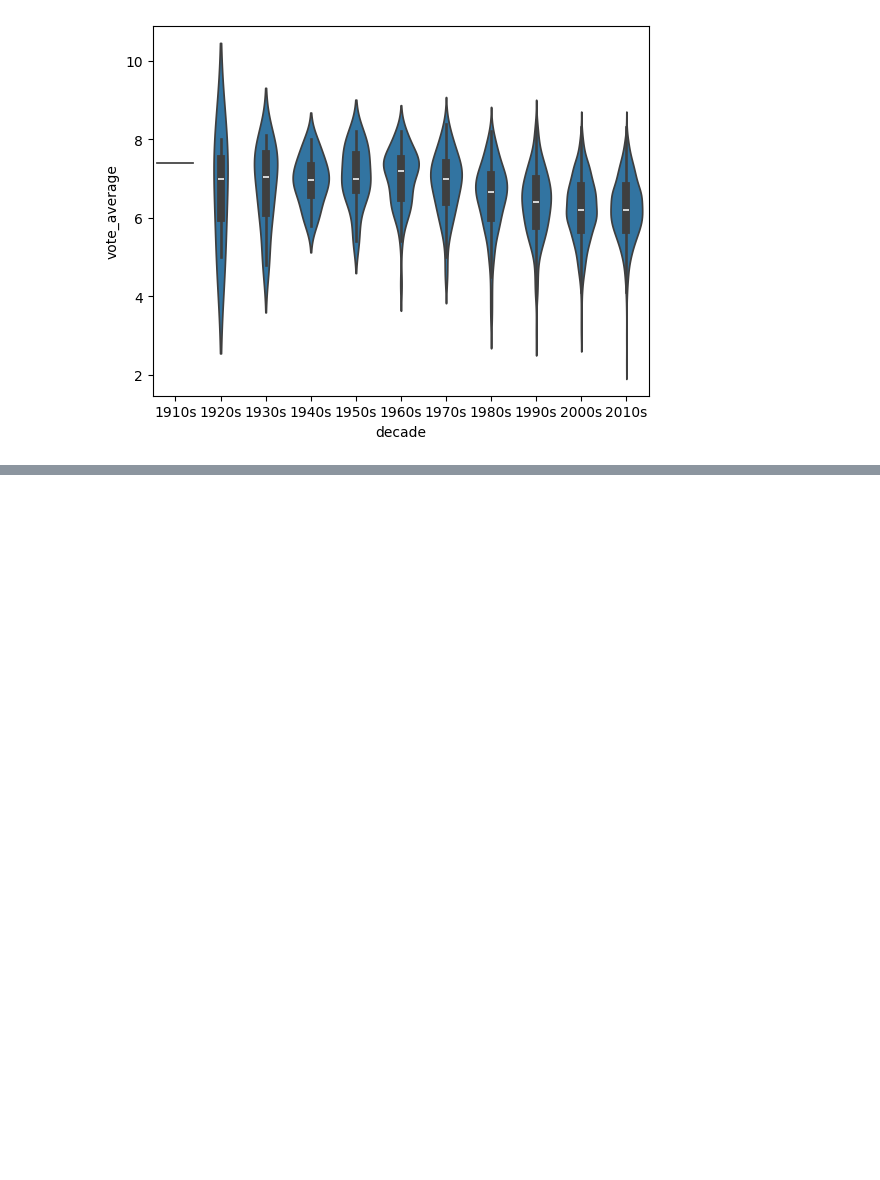
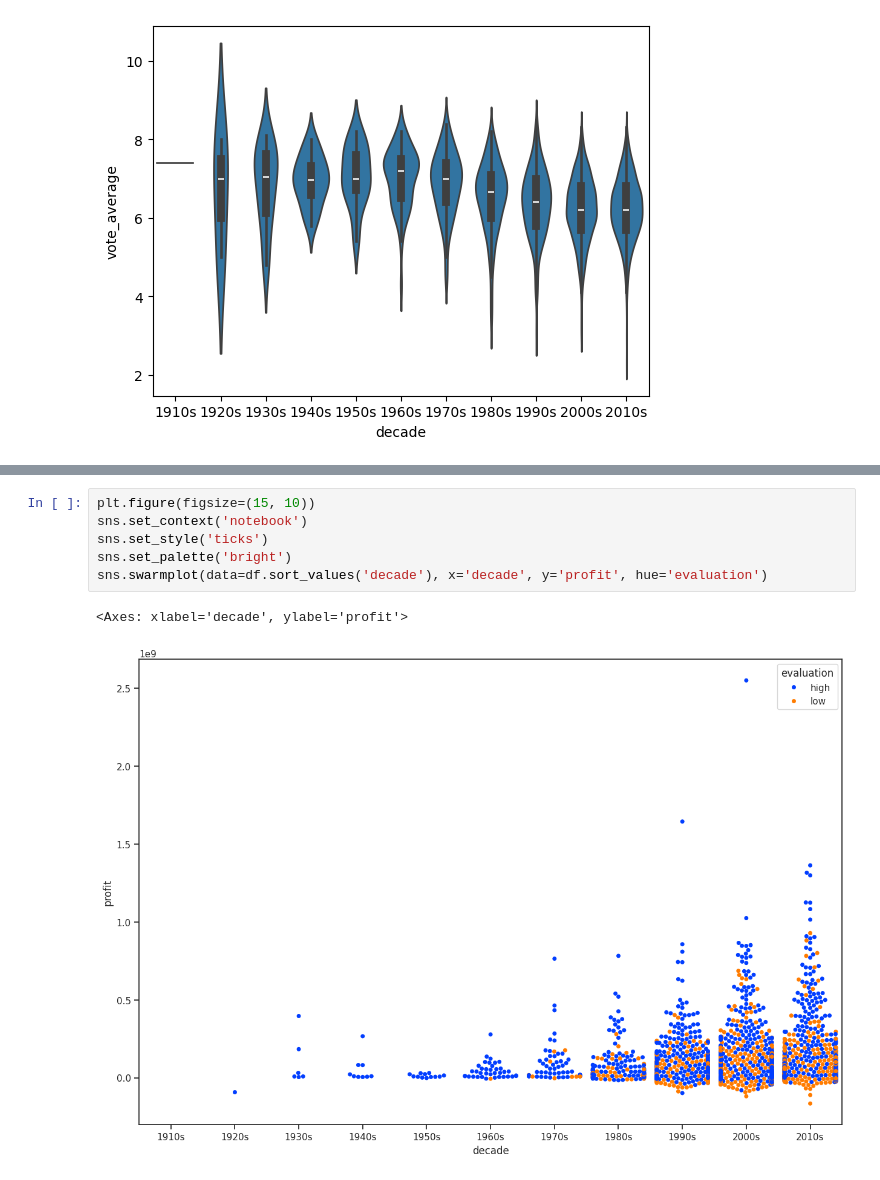
Before and after one commit to AkinoriKt/DS, a Jupyter notebook: work/notebooks/lecture/seaborn/exercise.ipynb, the cells around one changed output, grey strips where cells are left out. Saved outputs shown, nothing was run; the diff lists cells and outputs as text; blank space fills up the shorter version.

```diff
--- a/work/notebooks/lecture/seaborn/exercise.ipynb
+++ b/work/notebooks/lecture/seaborn/exercise.ipynb
@@ -230,0 +242,9 @@ sns.swarmplot(data=df.sort_values('decade'), x='decade', y='vote_average')
+# %%
+plt.figure(figsize=(15, 10))
+sns.set_context('notebook')
+sns.set_style('ticks')
+sns.set_palette('bright')
+sns.swarmplot(data=df.sort_values('decade'), x='decade', y='profit', hue='evaluation')
+# %% [output]
+<Axes: xlabel='decade', ylabel='profit'>
+[figure, added]
```
Also changed, not shown: parts of 13 cells of this notebook, 1 other file.
